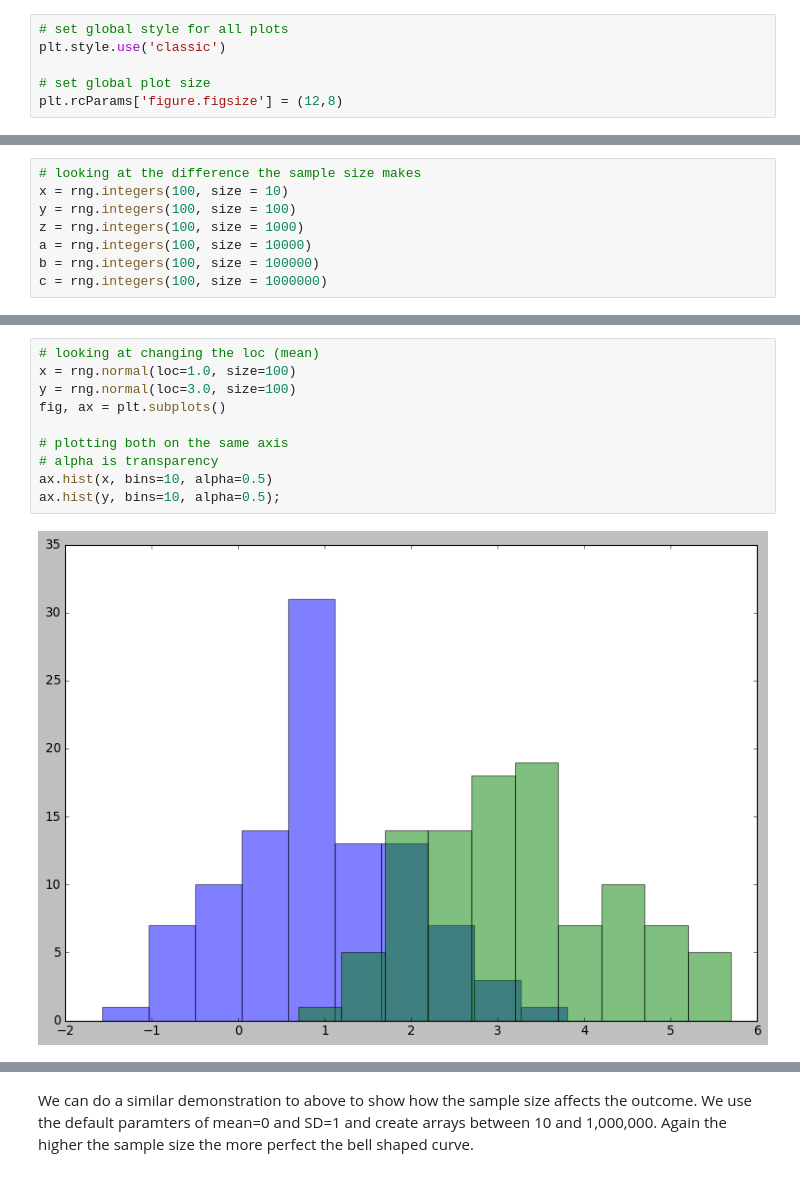
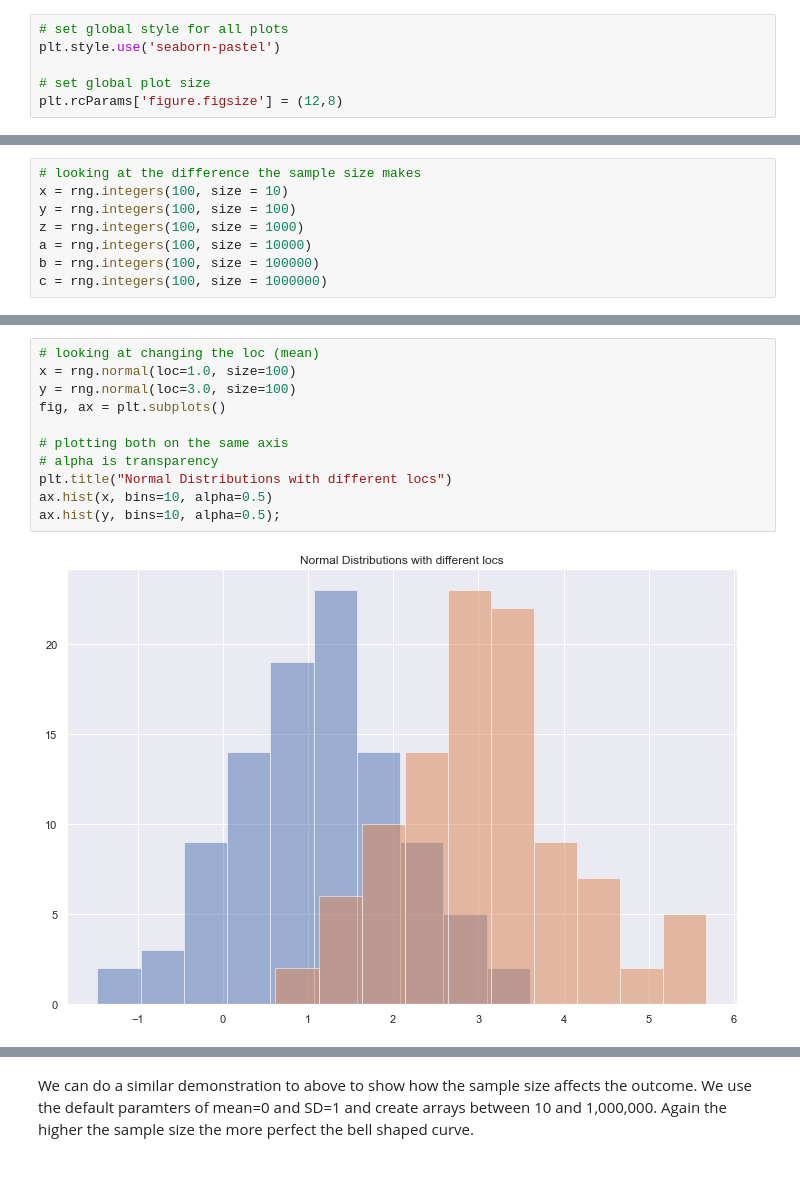
Before and after one commit to Caoimhinv/NumPy_Assignment, a Jupyter notebook: numpy.random.ipynb, the cells around one changed output, grey strips where cells are left out. Cells and saved outputs as stored; diff of their text form.

```diff
--- a/numpy.random.ipynb
+++ b/numpy.random.ipynb
@@ -53,7 +43,7 @@ print(plt.style.available)
 ['Solarize_Light2', '_classic_test_patch', 'bmh', 'classic', 'dark_background', 'fast', 'fivethirtyeight', 'ggplot', 'grayscale', 'seaborn', 'seaborn-bright', 'seaborn-colorblind', 'seaborn-dark', 'se ...
 # %%
 # set global style for all plots
-plt.style.use('classic')
+plt.style.use('seaborn-pastel')
 
 # set global plot size
 plt.rcParams['figure.figsize'] = (12,8)
@@ -413,15 +353,16 @@ plt.hist(z, bins=20)
 # %%
 # looking at changing the loc (mean)
 x = rng.normal(loc=1.0, size=100)
 y = rng.normal(loc=3.0, size=100)
 fig, ax = plt.subplots()
 
 # plotting both on the same axis
 # alpha is transparency
+plt.title("Normal Distributions with different locs")
 ax.hist(x, bins=10, alpha=0.5)
 ax.hist(y, bins=10, alpha=0.5);
 # %% [output]
-[figure, old version]
+[figure, new version]
 # %%
 # looking at changing the scale (standard deviation)
 x = rng.normal(scale=0.5, size=1000)
```
Also changed, not shown: parts of 88 cells of this notebook, 10 other files.
